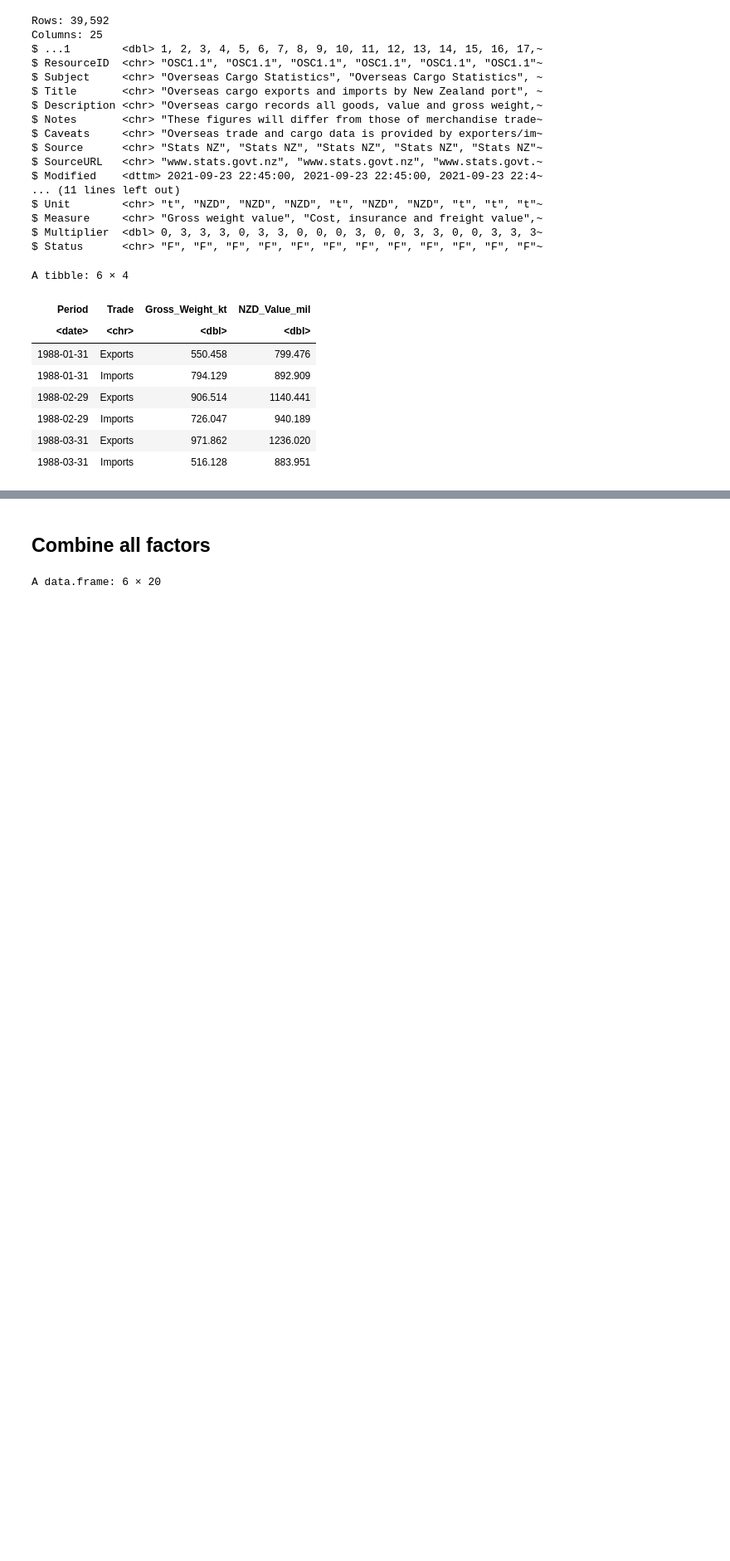
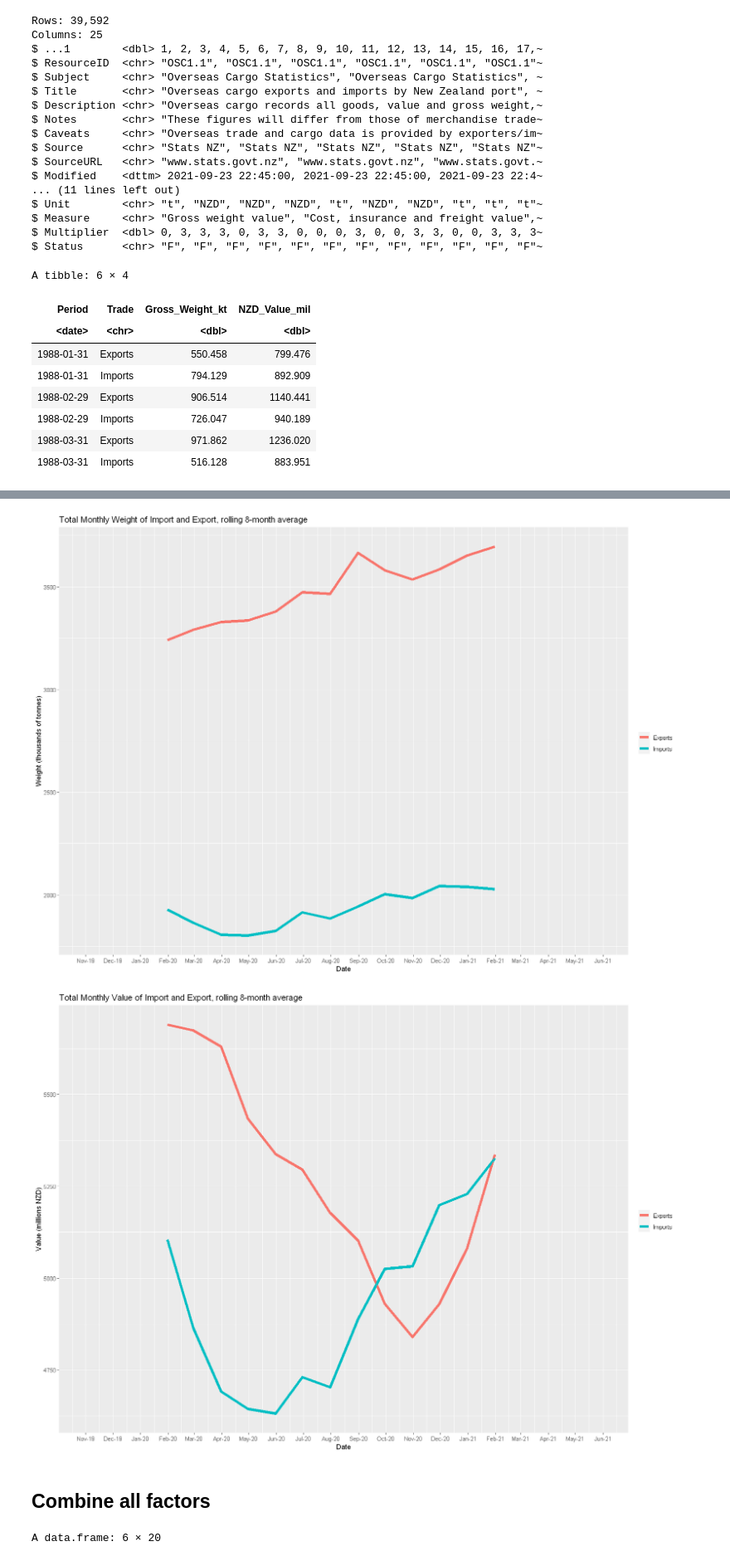
Before and after one commit to oscar-toohey/DATA201-group-project, a Jupyter notebook: Notebook_Final.ipynb, the cells around one changed output, grey strips where cells are left out. Shown at 83% size. Cells and saved outputs as stored; diff of their text form; code cells hidden in the pictures; blank space fills up the shorter version.

```diff
--- a/Notebook_Final.ipynb
+++ b/Notebook_Final.ipynb
@@ -407,10 +414,22 @@ A tibble: 6 × 3
 # %%
-ImpExp_plot <- ImpExp_Value_df %>% filter(Period > "2015-01-01") %>%
+startDate = as.Date("2019-10-01")
+ImpExp_Value_plot <- ImpExp_Value_df %>% filter(Period > startDate) %>%
     gather(key=trade, value=value, -Period) %>%
     group_by(trade) %>%
     mutate(RA_Value = rollmean(value, k=8, fill=NA)) %>%
     ggplot(mapping = aes(x = Period, y = RA_Value, colour = trade)) + geom_line(lwd=2) +
     ggtitle("Total Monthly Value of Import and Export, rolling 8-month average") +
     ylab("Value (millions NZD)") + xlab("Date") + theme(legend.title = element_blank()) +
-    geom_line()
-ImpExp_plot
+    geom_line() +
+    scale_x_date(date_breaks = "months" , date_labels = "%b-%y")
+
+ImpExp_Weight_plot <- ImpExp_Weight_df %>% filter(Period > startDate) %>%
+    gather(key=ImEx, value=value, -Period) %>%
+    group_by(ImEx) %>%
+    mutate(RA_Value = rollmean(value, k=8, fill=NA)) %>%
+    ggplot(mapping = aes(x = Period, y = RA_Value, colour = ImEx)) + geom_line(lwd=2) +
+    ggtitle("Total Monthly Weight of Import and Export, rolling 8-month average") +
+    ylab("Weight (thousands of tonnes)") + xlab("Date") +
+    theme(legend.title = element_blank()) +
+    geom_line() +
+    scale_x_date(date_breaks = "months" , date_labels = "%b-%y")
@@ -422,0 +436,4 @@ Warning message:
+# %%
+ImpExp_Weight_plot
+ImpExp_Value_plot
+# %% [output]
@@ -423,3 +448,5 @@ Warning message:
+[figure, added]
+[figure, added]
 # %% [markdown]
 ## Combine all factors
 # %%
```
Also changed, not shown: parts of 9 cells of this notebook.
